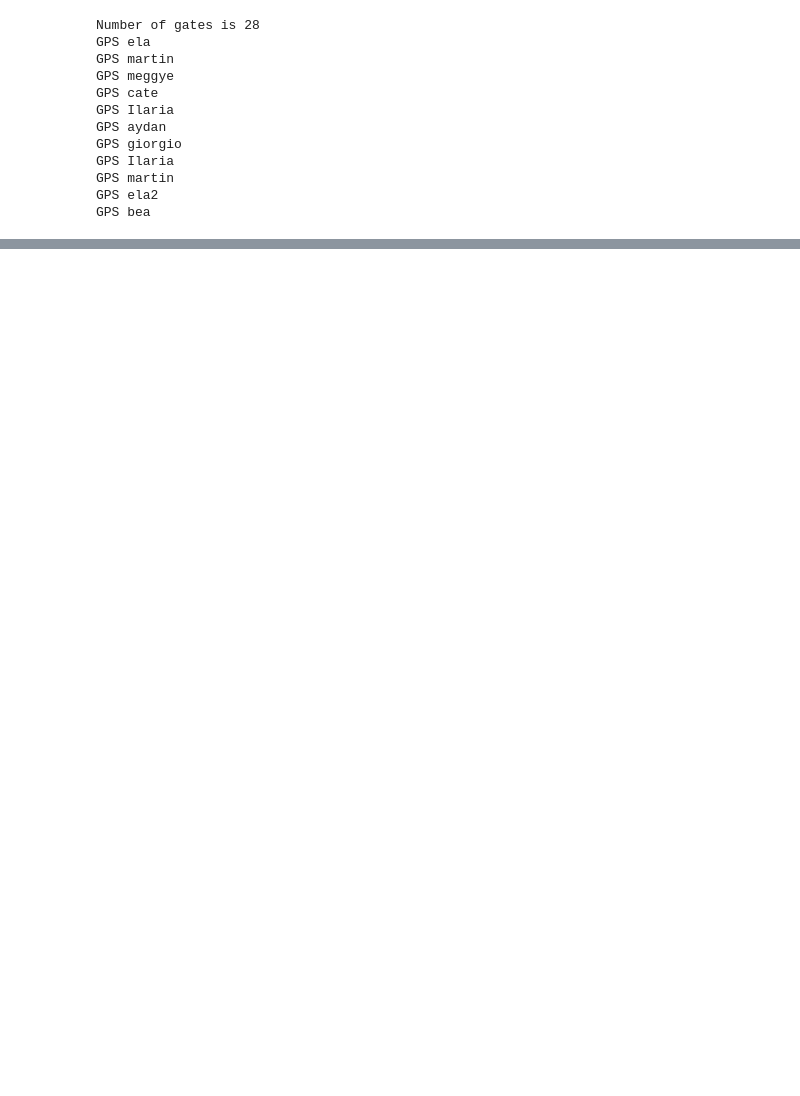
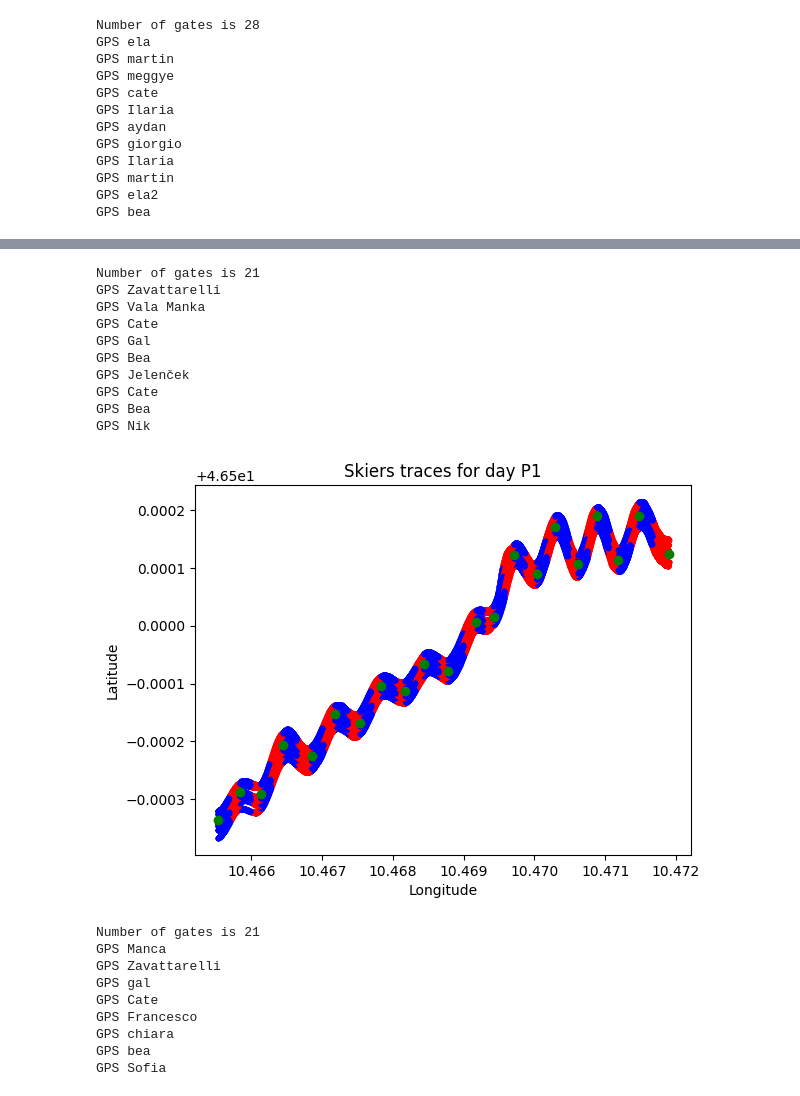
Before and after one commit to KalcMatej99/SkiAnalysisBasezzi, a Jupyter notebook: scripts/curveAnalysis.ipynb, the cells around one changed output, grey strips where cells are left out. Drawn from its saved outputs; the diff is of its cells as text; code cells hidden in the pictures; blank space fills up the shorter version.

```diff
--- a/scripts/curveAnalysis.ipynb
+++ b/scripts/curveAnalysis.ipynb
@@ -20,7 +20,7 @@ def calculate_distance(df):
 
     return distance
 # %%
-for day in ["G1"]:
+for day in ["G1", "P1", "P2"]:
     edge_changes_df = pd.read_csv(f"../data/{day}/edge_change.csv")
     gate_coordinates_df = pd.read_csv(f"../data/{day}/gate_coordinates.csv")
 
@@ -66,6 +66,7 @@ for day in ["G1"]:
 
 
                 index_nearest_pos_to_gate = df_skier_run_copy[df_skier_run_copy["Dist_gate"] == np.min(df_skier_run_copy["Dist_gate"])].index[0]
+
             else:
                 index_nearest_pos_to_gate = prev_gate
 
@@ -78,6 +79,7 @@ for day in ["G1"]:
 
             index_nearest_pos_to_edge_change_lat = df_skier_run_copy[df_skier_run_copy["Dist_edge_change"] == np.min(df_skier_run_copy["Dist_edge_change"])].index[0]
 
+
             df_skier_run_copy = df_skier_run.copy()
 
             df_skier_run_copy["gate_long"], df_skier_run_copy["gate_lat"] = next_gate_loc[0], next_gate_loc[1]
@@ -85,6 +87,7 @@ for day in ["G1"]:
             df_skier_run_copy["Dist_gate"] = (df_skier_run_copy["GNSS_Longitude"] - df_skier_run_copy["gate_long"]) ** 2 + (df_skier_run_copy["GNSS_Latitude"] - df_skier_run_copy["gate_lat"]) ** 2
 
             index_nearest_pos_to_next_gate = df_skier_run_copy[df_skier_run_copy["Dist_gate"] == np.min(df_skier_run_copy["Dist_gate"])].index[0]
+
 
             first_part_curve_indexes_this_gate = list(range(np.min([index_nearest_pos_to_gate, index_nearest_pos_to_edge_change_lat]), np.max([index_nearest_pos_to_gate, index_nearest_pos_to_edge_change_lat])))
             first_part_curve += first_part_curve_indexes_this_gate
@@ -106,6 +109,7 @@ for day in ["G1"]:
 
 
             prev_gate = index_nearest_pos_to_next_gate
+
 
         df_athlete_curves = pd.DataFrame(columns = ["Curve_after_gate", "Distance_first_part", "Distance_second_part", "Vel_first_part", "Vel_second_part", "Acc_first_part", "Acc_second_part"])
         df_athlete_curves["Curve_after_gate"] = list(range(1, number_of_gates))
@@ -123,30 +127,50 @@ for day in ["G1"]:
 
 
         plt.scatter(first_part_curve_df["GNSS_Longitude"], first_part_curve_df["GNSS_Latitude"], label = athlete, color = "red", marker=".")
         plt.scatter(second_part_curve_df["GNSS_Longitude"], second_part_curve_df["GNSS_Latitude"], label = athlete, color = "blue", marker=".")
         plt.scatter(gate_coordinates_df["longitude"], gate_coordinates_df["latitude"], color = "green", marker=".")
 
 
 
     plt.scatter(gate_coordinates_df["longitude"], gate_coordinates_df["latitude"], color = "green")
 
     plt.title(f"Skiers traces for day {day}")
     plt.xlabel("Longitude")
     plt.ylabel("Latitude")
     #plt.legend()
     plt.savefig(f"../figures/skiers_traces_day_{day}")
     plt.show()
 # %% [output]
 Number of gates is 28
 GPS ela
 GPS martin
 GPS meggye
 GPS cate
 GPS Ilaria
 GPS aydan
 GPS giorgio
 GPS Ilaria
 GPS martin
 GPS ela2
 GPS bea
 [figure]
+Number of gates is 21
+GPS Zavattarelli
+GPS Vala Manka
+GPS Cate
+GPS Gal
+GPS Bea
+GPS Jelenček
+GPS Cate
+GPS Bea
+GPS Nik
+[figure, added]
+Number of gates is 21
+GPS Manca
+GPS Zavattarelli
+GPS gal
+GPS Cate
+GPS Francesco
+GPS chiara
+GPS bea
+GPS Sofia
```
Also changed, not shown: parts of 1 cell of this notebook, 17 other files.
